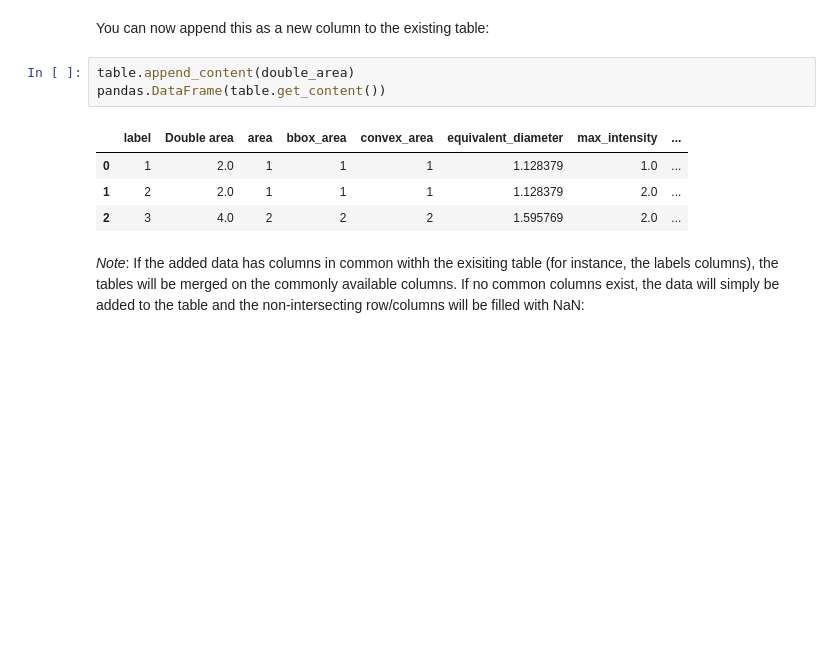
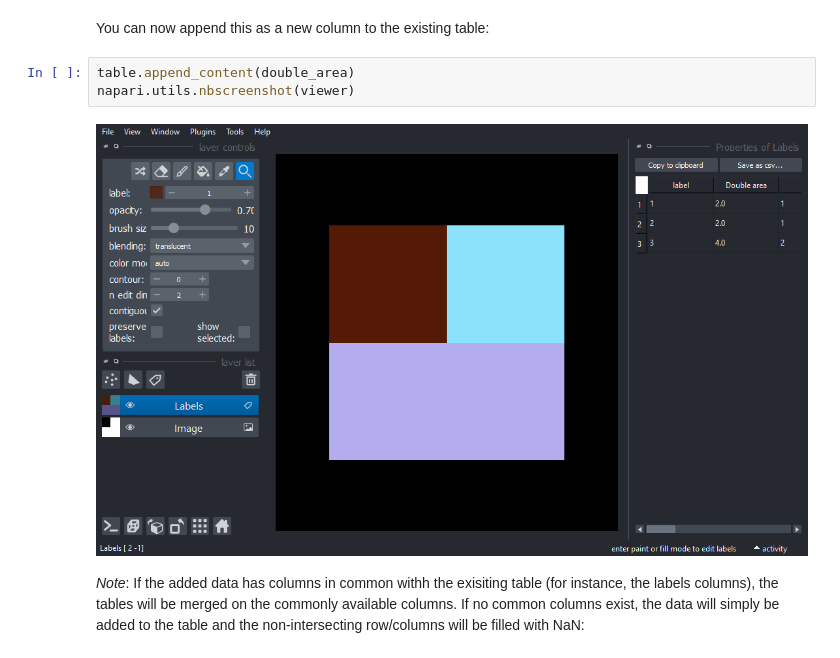
Before and after one commit to haesleinhuepf/napari-skimage-regionprops, a Jupyter notebook: demo/tables.ipynb, the cells around one changed output. Cells and saved outputs as stored; diff of their text form; blank space fills up the shorter version.

Commit message:
use napari for showing the tables and not pandas.DataFrame

```diff
--- a/demo/tables.ipynb
+++ b/demo/tables.ipynb
@@ -67,12 +67,9 @@ double_area = {'label': content['label'].to_numpy(),
 You can now append this as a new column to the existing table:
 # %%
 table.append_content(double_area)
-pandas.DataFrame(table.get_content())
+napari.utils.nbscreenshot(viewer)
 # %% [output]
-|  | label | Double area | area | bbox_area | convex_area | equivalent_diameter | max_intensity | ... |
-| 0 | 1 | 2.0 | 1 | 1 | 1 | 1.128379 | 1.0 | ... |
-| 1 | 2 | 2.0 | 1 | 1 | 1 | 1.128379 | 2.0 | ... |
-| 2 | 3 | 4.0 | 2 | 2 | 2 | 1.595769 | 2.0 | ... |
+[figure, added]
 # %% [markdown]
 *Note*: If the added data has columns in common withh the exisiting table (for instance, the labels columns), the tables will be merged on the commonly available columns. If no common columns exist, the data will simply be added to the table and the non-intersecting row/columns will be filled with NaN:
 # %%
```
Also changed, not shown: parts of 7 cells of this notebook.
